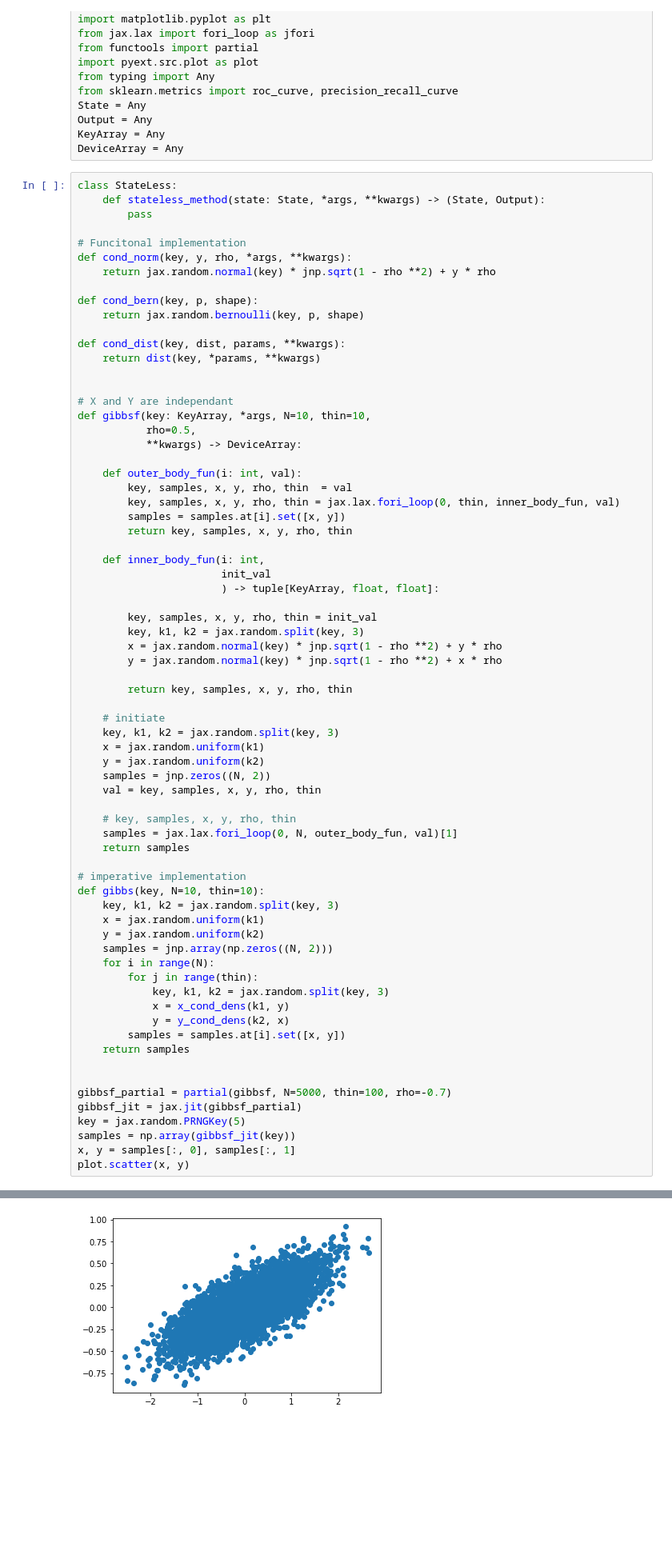
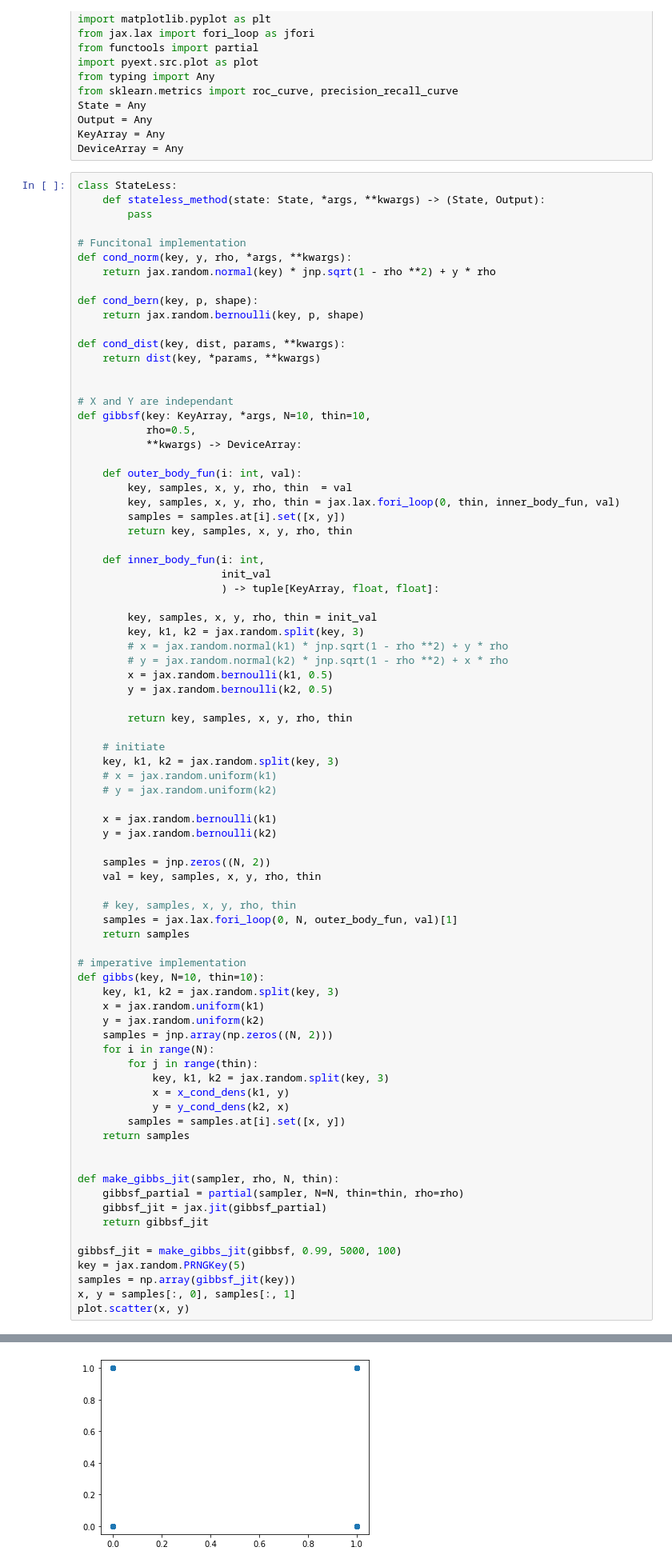
Before and after one commit to ajipalar/pynet, a Jupyter notebook: devel/functional_gibbs.ipynb, the cells around one changed output, grey strips where cells are left out. Shown at 80% size. Cells and saved outputs as stored; diff of their text form; blank space fills up the shorter version.

```diff
--- a/devel/functional_gibbs.ipynb
+++ b/devel/functional_gibbs.ipynb
@@ -45,15 +45,21 @@ def gibbsf(key: KeyArray, *args, N=10, thin=10,
 
         key, samples, x, y, rho, thin = init_val
         key, k1, k2 = jax.random.split(key, 3)
-        x = jax.random.normal(key) * jnp.sqrt(1 - rho **2) + y * rho
-        y = jax.random.normal(key) * jnp.sqrt(1 - rho **2) + x * rho
+        # x = jax.random.normal(k1) * jnp.sqrt(1 - rho **2) + y * rho
+        # y = jax.random.normal(k2) * jnp.sqrt(1 - rho **2) + x * rho
+        x = jax.random.bernoulli(k1, 0.5)
+        y = jax.random.bernoulli(k2, 0.5)
 
         return key, samples, x, y, rho, thin
 
     # initiate
     key, k1, k2 = jax.random.split(key, 3)
-    x = jax.random.uniform(k1)
-    y = jax.random.uniform(k2)
+    # x = jax.random.uniform(k1)
+    # y = jax.random.uniform(k2)
+
+    x = jax.random.bernoulli(k1)
+    y = jax.random.bernoulli(k2)
+
     samples = jnp.zeros((N, 2))
     val = key, samples, x, y, rho, thin
 
@@ -76,8 +82,12 @@ def gibbs(key, N=10, thin=10):
     return samples
 
 
-gibbsf_partial = partial(gibbsf, N=5000, thin=100, rho=-0.7)
-gibbsf_jit = jax.jit(gibbsf_partial)
+def make_gibbs_jit(sampler, rho, N, thin):
+    gibbsf_partial = partial(sampler, N=N, thin=thin, rho=rho)
+    gibbsf_jit = jax.jit(gibbsf_partial)
+    return gibbsf_jit
+
+gibbsf_jit = make_gibbs_jit(gibbsf, 0.99, 5000, 100)
 key = jax.random.PRNGKey(5)
 samples = np.array(gibbsf_jit(key))
 x, y = samples[:, 0], samples[:, 1]
@@ -86 +97 @@ plot.scatter(x, y)
-[figure, old version]
+[figure, new version]
```
Also changed, not shown: parts of 10 cells of this notebook.
